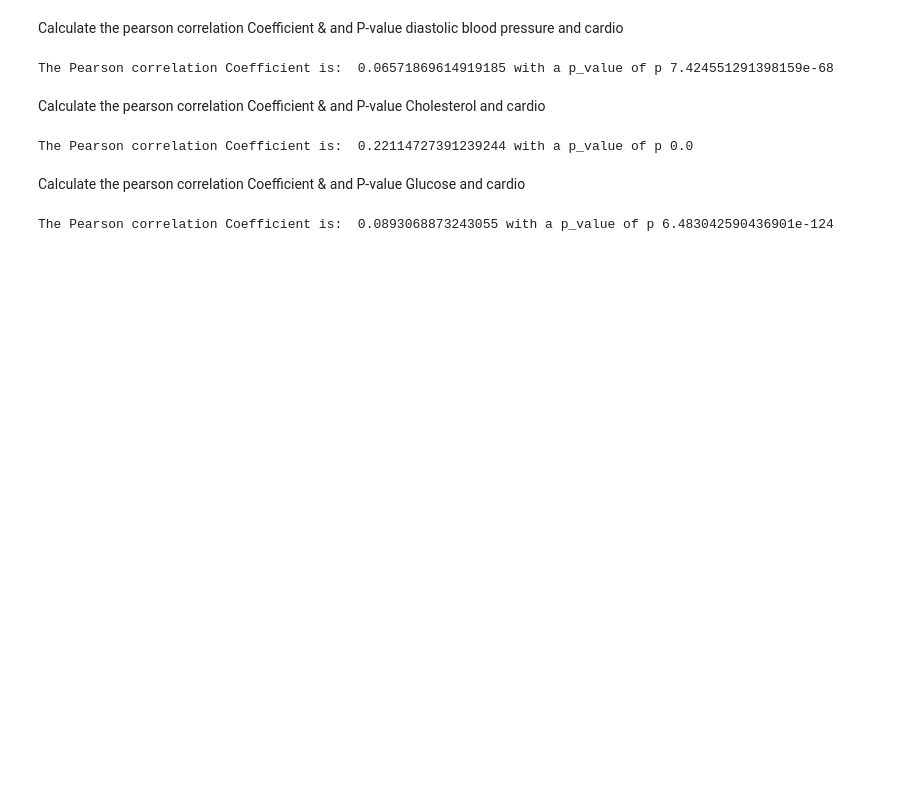
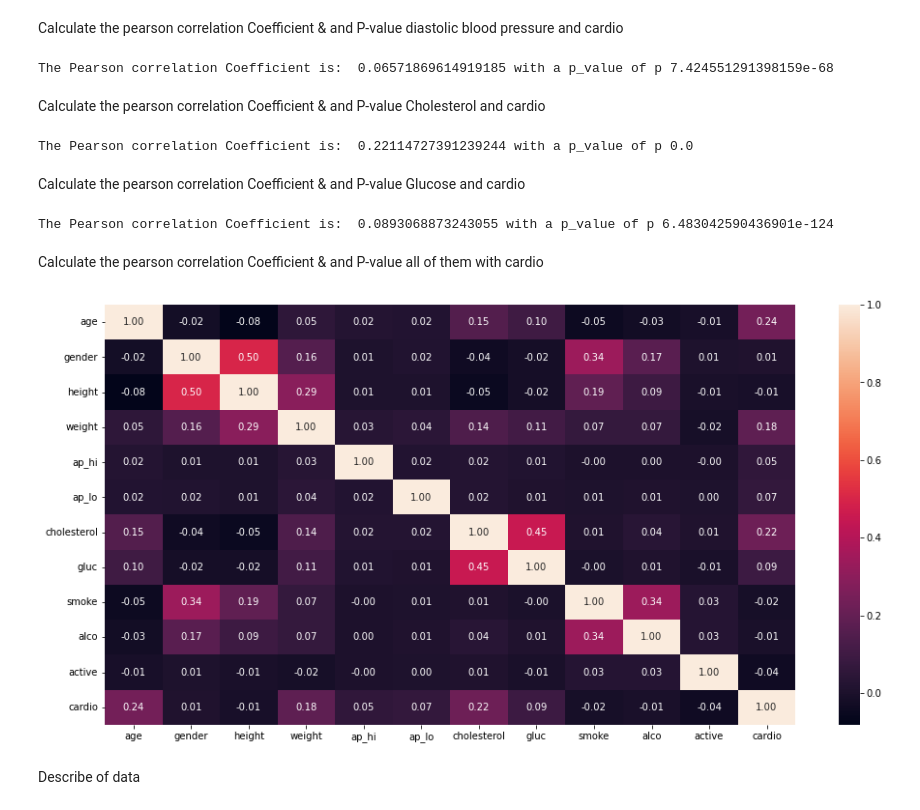
Before and after one commit to RamicAmir/Grupp2-Machine-Learning, a Jupyter notebook: heart_disease.ipynb, the cells around one changed output. Cells and saved outputs as stored; diff of their text form; code cells hidden in the pictures; blank space fills up the shorter version.

Commit message:
Added describe of data

```diff
--- a/heart_disease.ipynb
+++ b/heart_disease.ipynb
@@ -199,3 +199,13 @@ pearson_coef, p_value = stats.pearsonr(df['gluc'], df['cardio'])
 print('The Pearson correlation Coefficient is: ', pearson_coef, 'with a p_value of p', p_value)
 # %% [output]
 The Pearson correlation Coefficient is:  0.0893068873243055 with a p_value of p 6.483042590436901e-124
+# %% [markdown]
+Calculate the pearson correlation Coefficient & and P-value  all of them with cardio
+# %%
+fig, ax = plt.subplots(figsize=(16, 8))
+sns.heatmap(df.corr(), annot=True, fmt='.2f')
+plt.show()
+# %% [output]
+[figure, added]
+# %% [markdown]
+Describe of data
```
Also changed, not shown: parts of 2 cells of this notebook.
